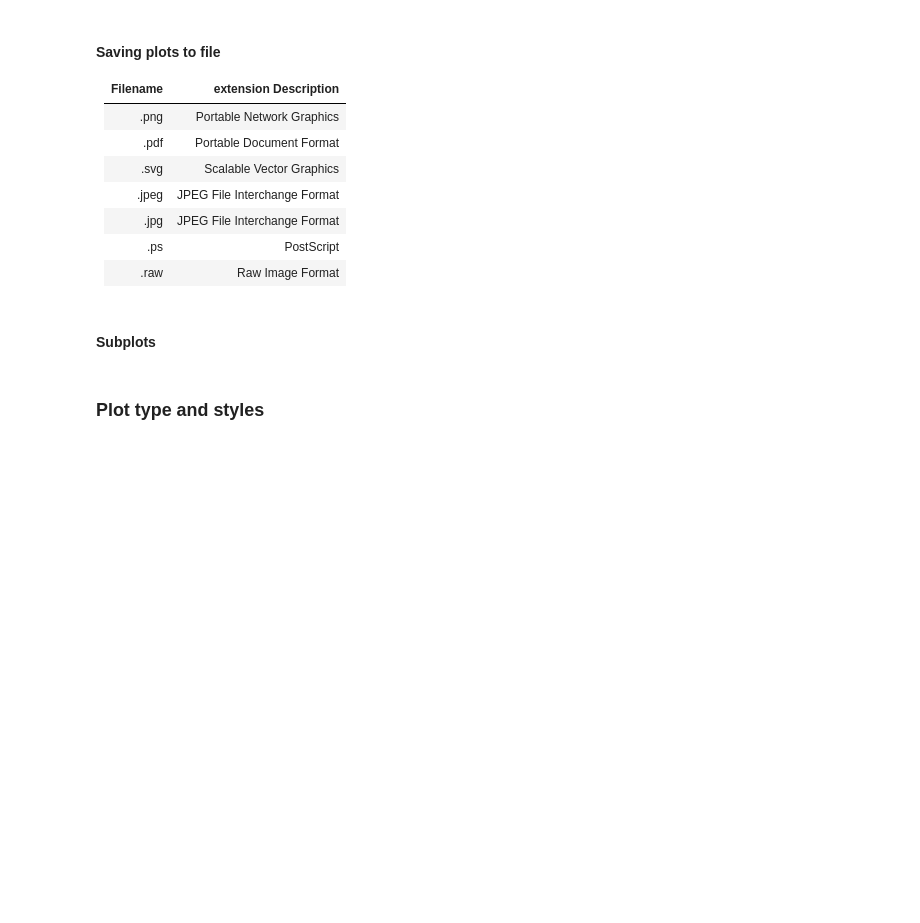
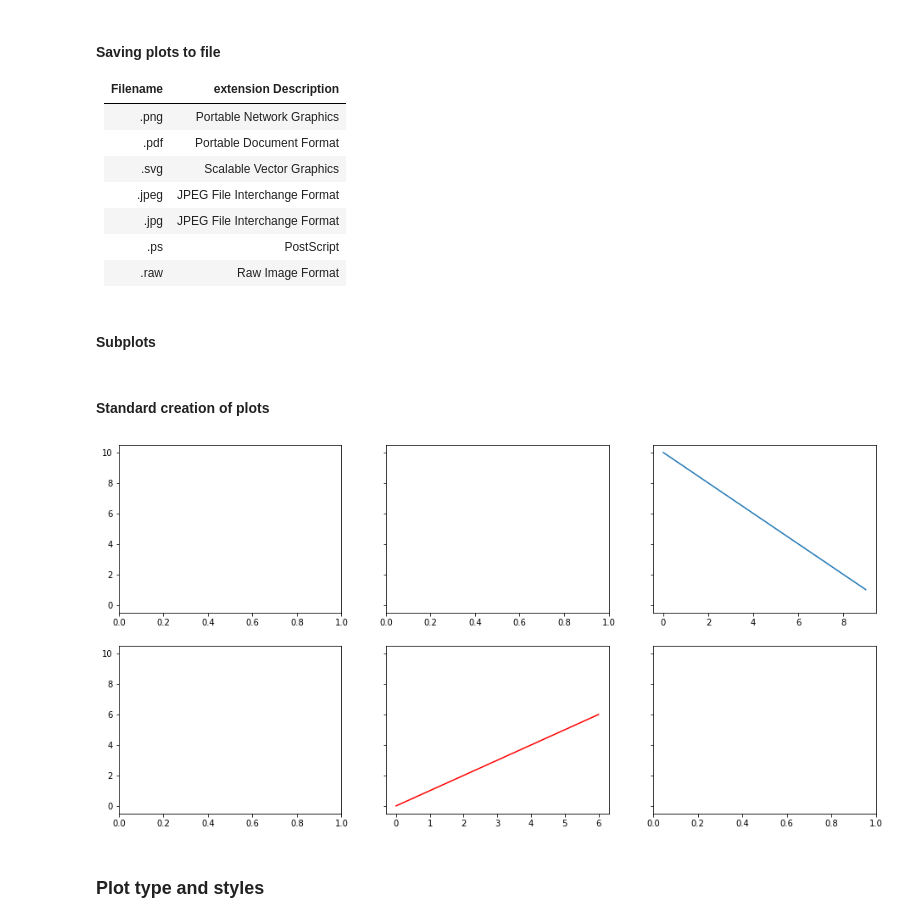
Before and after one commit to caiquemiranda/python-econometrics, a Jupyter notebook: 04-Visual-illustrations.ipynb, the cells around one changed output. Saved outputs shown, nothing was run; the diff lists cells and outputs as text; code cells hidden in the pictures; blank space fills up the shorter version.

Commit message:
colors

```diff
--- a/04-Visual-illustrations.ipynb
+++ b/04-Visual-illustrations.ipynb
@@ -60,5 +60,17 @@ ax3.scatter(np.arange(30), np.arange(30) * randn(30))
 ax4.plot(randn(40), "k--")
 
 fig.savefig("data/content.pdf")
+# %% [markdown]
+#### Standard creation of plots
+# %%
+# Standard creation
+
+fig, axes = plt.subplots(2, 3, figsize=(16, 8), sharey=True)
+axes[1, 1].plot(np.arange(7), color="r")
+axes[0, 2].plot(np.arange(10, 0, -1))
+
+fig.savefig("data/standard.pdf")
+# %% [output]
+[figure, added]
 # %% [markdown]
 ### Plot type and styles
```
Also changed, not shown: parts of 7 cells of this notebook, 5 other files.
